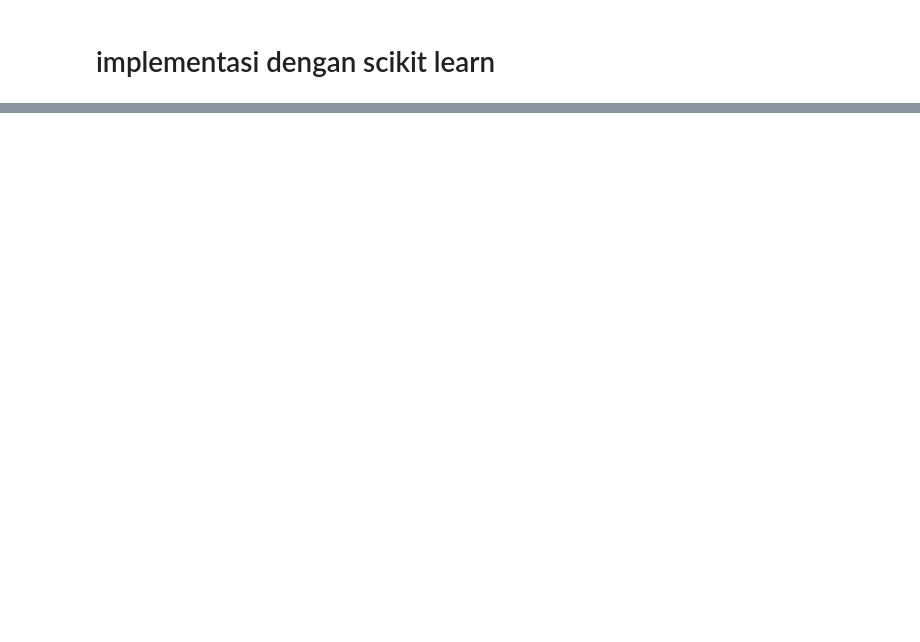
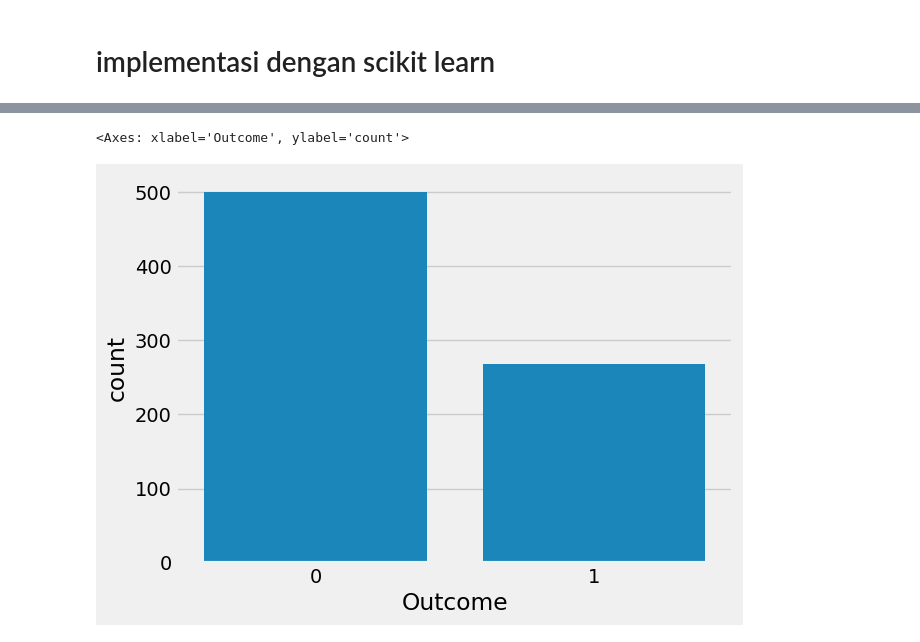
Before and after one commit to ihyaulumuddin044/Pengantar_ML, a Jupyter notebook: modules/logistic_regression/logistic_regression_from_scratch.ipynb, the cells around one changed output, grey strips where cells are left out. Saved outputs shown, nothing was run; the diff lists cells and outputs as text; code cells hidden in the pictures; blank space fills up the shorter version.

Commit message:
logistic regression

```diff
--- a/modules/logistic_regression/logistic_regression_from_scratch.ipynb
+++ b/modules/logistic_regression/logistic_regression_from_scratch.ipynb
@@ -218,0 +223,3 @@ display(df)
+# %%
+data = pd.read_csv('Logistic_Regression.csv')
+data
@@ -218,0 +275,5 @@ display(df)
+# %%
+sns.countplot(x='Outcome',data=data)
+# %% [output]
+<Axes: xlabel='Outcome', ylabel='count'>
+[figure, added]
```
Also changed, not shown: parts of 15 cells of this notebook.
